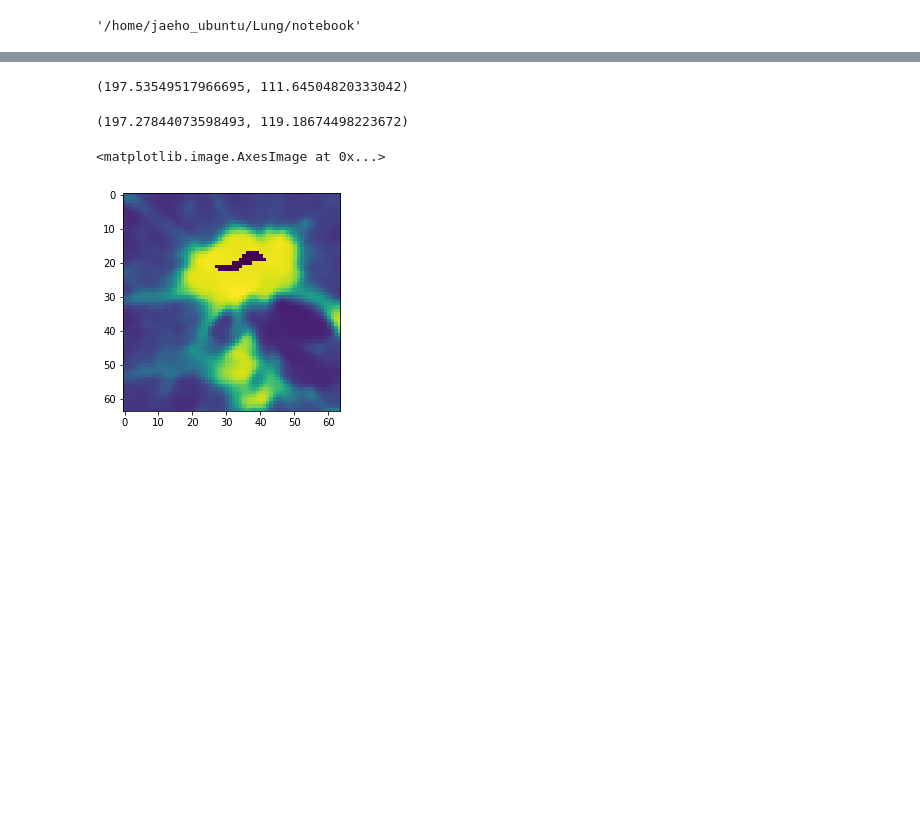
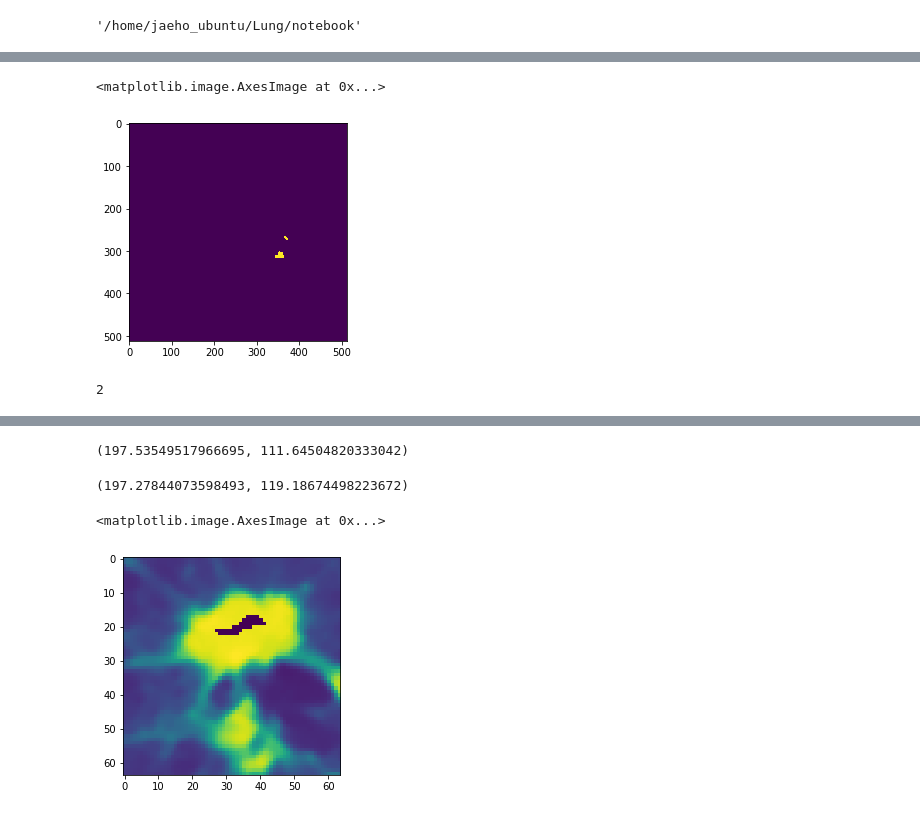
Before and after one commit to jaeho3690/LIDC-IDRI-Segmentation, a Jupyter notebook: notebook/View_output.ipynb, the cells around one changed output, grey strips where cells are left out. Saved outputs shown, nothing was run; the diff lists cells and outputs as text; code cells hidden in the pictures; blank space fills up the shorter version.

```diff
--- a/notebook/View_output.ipynb
+++ b/notebook/View_output.ipynb
@@ -123,0 +86,5 @@ def crop_nodule(coord,image,dim=32):
+# %%
+plt.imshow(predict)
+# %% [output]
+<matplotlib.image.AxesImage at 0x...>
+[figure, added]
@@ -123,0 +95,4 @@ def crop_nodule(coord,image,dim=32):
+# %%
+num_features
+# %% [output]
+2
```
Also changed, not shown: parts of 26 cells of this notebook, 7 other files.
